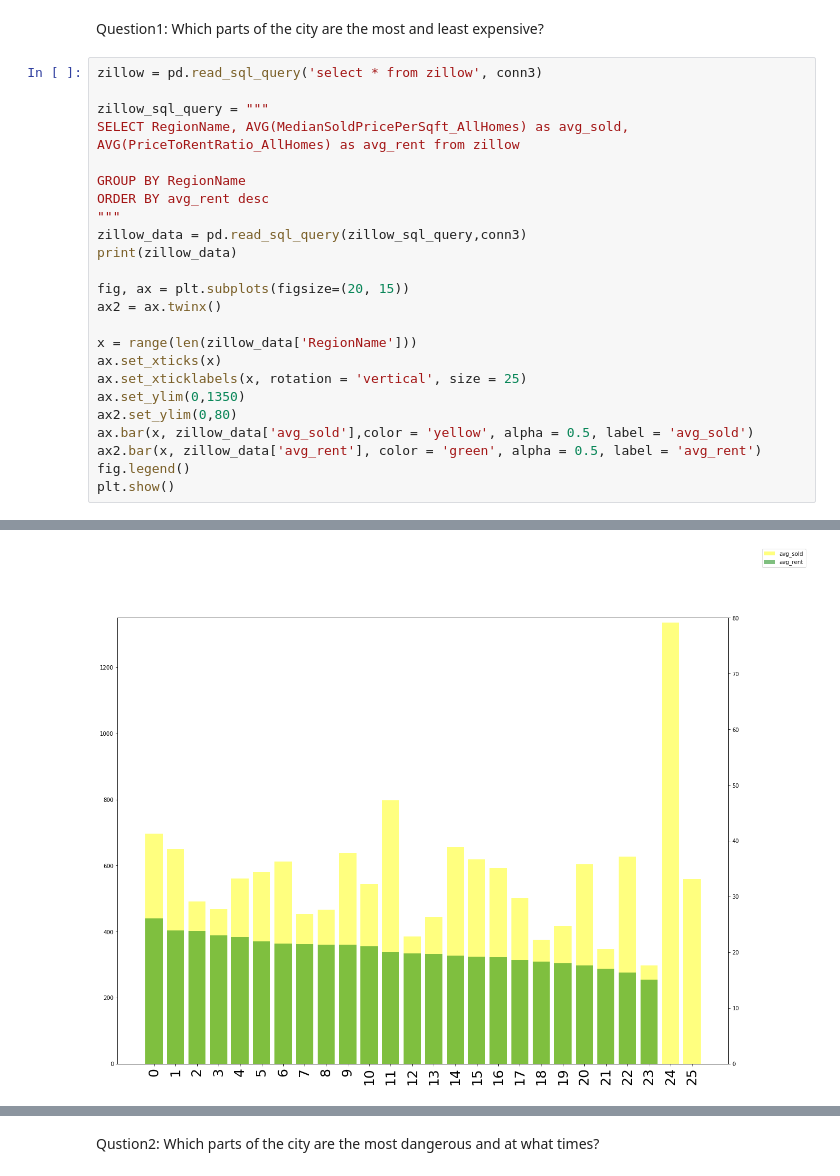
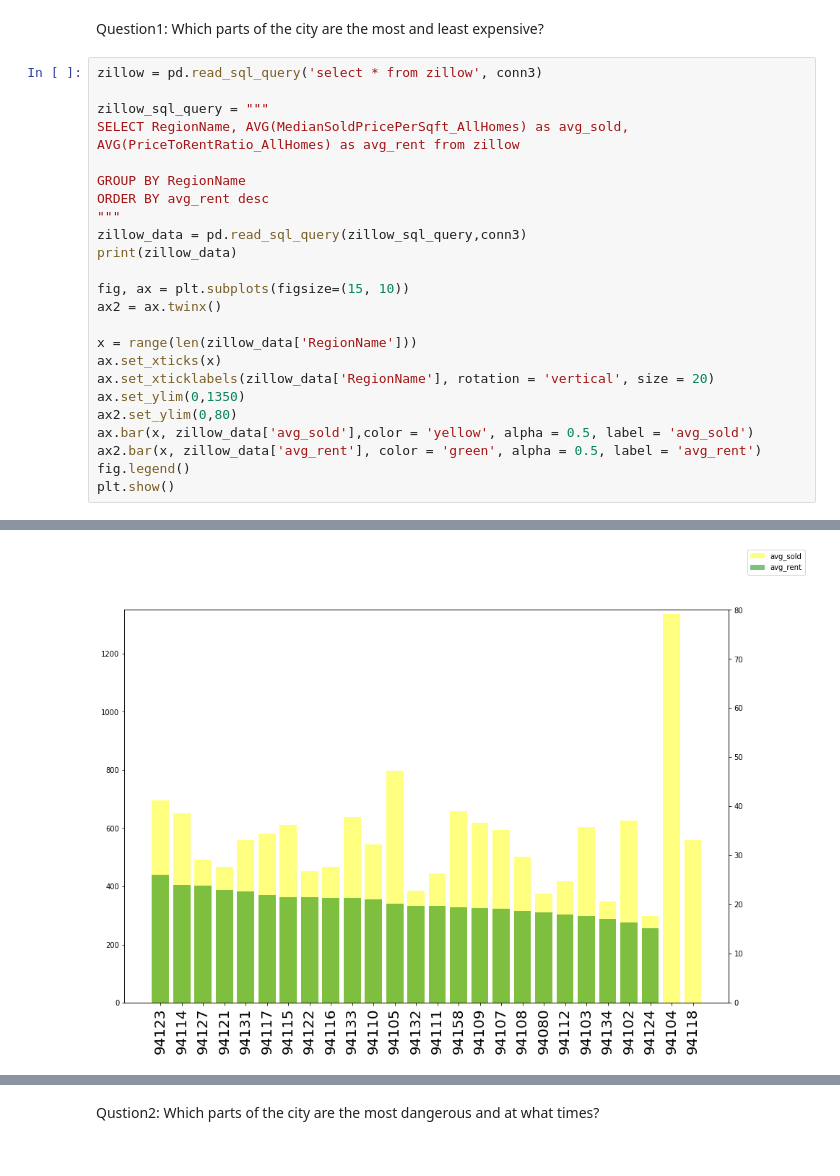
Before and after one commit to xtowang/Housing-in-SF, a Jupyter notebook: hw5.ipynb, the cells around one changed output, grey strips where cells are left out. Drawn from its saved outputs; the diff is of its cells as text.

```diff
--- a/hw5.ipynb
+++ b/hw5.ipynb
@@ -156,35 +156,35 @@ ORDER BY avg_rent desc
 zillow_data = pd.read_sql_query(zillow_sql_query,conn3)
 print(zillow_data)
 
-fig, ax = plt.subplots(figsize=(20, 15))
+fig, ax = plt.subplots(figsize=(15, 10))
 ax2 = ax.twinx()
 
 x = range(len(zillow_data['RegionName']))
 ax.set_xticks(x)
-ax.set_xticklabels(x, rotation = 'vertical', size = 25)
+ax.set_xticklabels(zillow_data['RegionName'], rotation = 'vertical', size = 20)
 ax.set_ylim(0,1350)
 ax2.set_ylim(0,80)
 ax.bar(x, zillow_data['avg_sold'],color = 'yellow', alpha = 0.5, label = 'avg_sold')
 ax2.bar(x, zillow_data['avg_rent'], color = 'green', alpha = 0.5, label = 'avg_rent')
 fig.legend()
 plt.show()
 # %% [output]
     RegionName     avg_sold   avg_rent
 0        94123   696.166788  26.086711
 1        94114   650.127729  23.930658
 2        94127   490.745386  23.869211
 3        94121   467.890585  22.997500
 4        94131   560.122866  22.725921
 5        94117   580.217632  21.962368
 6        94115   611.771452  21.522500
 7        94122   453.210167  21.468684
 8        94116   466.570200  21.361711
 9        94133   638.636839  21.344474
 10       94110   543.998864  21.088947
 ... (11 lines left out)
 22       94102   626.417276  16.411053
 23       94124   297.008046  15.119605
 24       94104  1336.128581        NaN
 25       94118   558.667047        NaN
-[figure, old version]
+[figure, new version]
 # %% [markdown]
```
Also changed, not shown: parts of 5 cells of this notebook.
